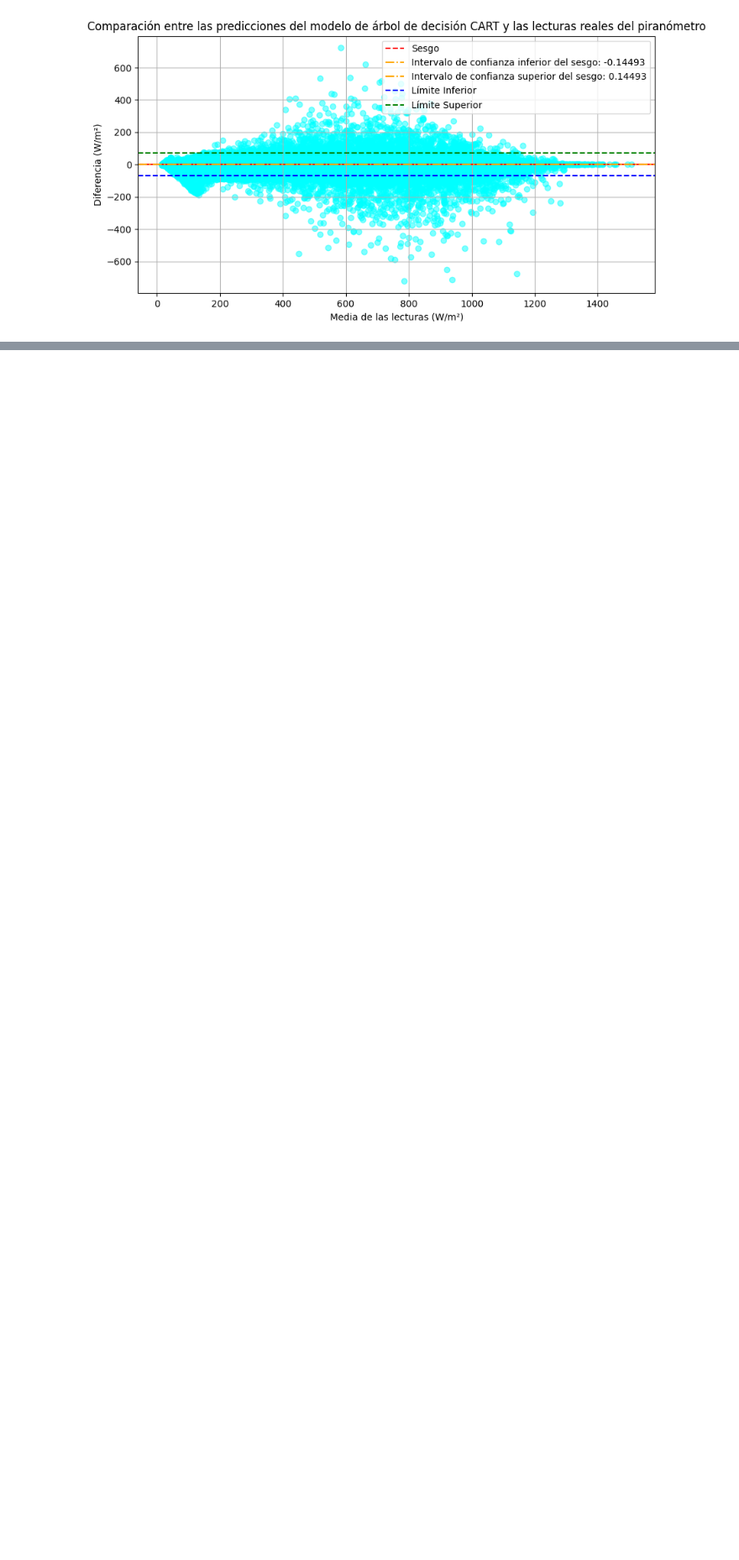
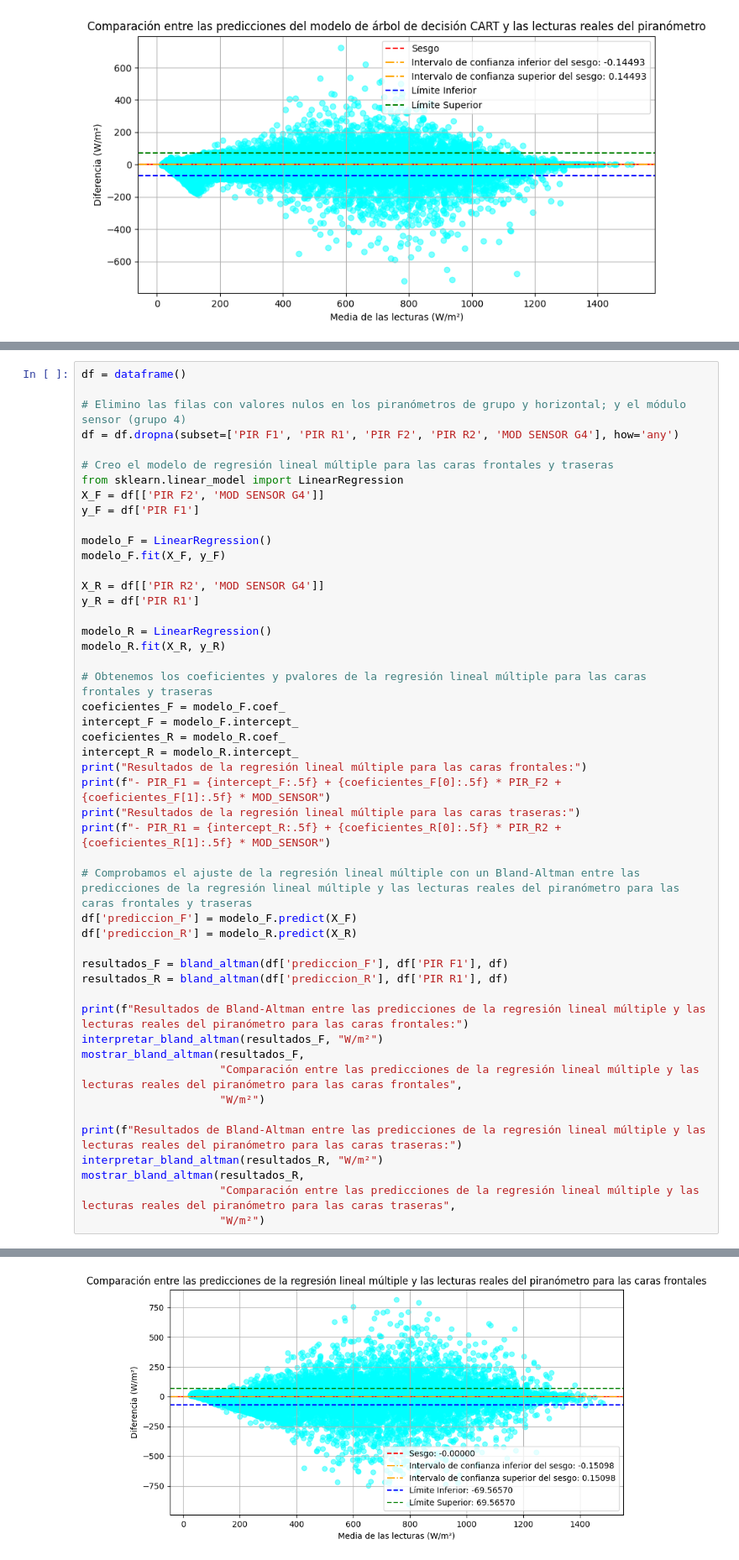
Before and after one commit to jcv00036/extracurriculares_simidat_scripts, a Jupyter notebook: cuadernos/estudio_variables.ipynb, the cells around one changed output, grey strips where cells are left out. Shown at 84% size. Cells and saved outputs as stored; diff of their text form; blank space fills up the shorter version.

```diff
--- a/cuadernos/estudio_variables.ipynb
+++ b/cuadernos/estudio_variables.ipynb
@@ -358,0 +408,49 @@ Interpretación del resultado:
+# %%
+df = dataframe()
+
+# Elimino las filas con valores nulos en los piranómetros de grupo y horizontal; y el módulo sensor (grupo 4)
+df = df.dropna(subset=['PIR F1', 'PIR R1', 'PIR F2', 'PIR R2', 'MOD SENSOR G4'], how='any')
+
+# Creo el modelo de regresión lineal múltiple para las caras frontales y traseras
+from sklearn.linear_model import LinearRegression
+X_F = df[['PIR F2', 'MOD SENSOR G4']]
+y_F = df['PIR F1']
+
+modelo_F = LinearRegression()
+modelo_F.fit(X_F, y_F)
+
+X_R = df[['PIR R2', 'MOD SENSOR G4']]
+y_R = df['PIR R1']
+
+modelo_R = LinearRegression()
+modelo_R.fit(X_R, y_R)
+
+# Obtenemos los coeficientes y pvalores de la regresión lineal múltiple para las caras frontales y traseras
+coeficientes_F = modelo_F.coef_
+intercept_F = modelo_F.intercept_
+coeficientes_R = modelo_R.coef_
+intercept_R = modelo_R.intercept_
+print("Resultados de la regresión lineal múltiple para las caras frontales:")
+print(f"- PIR_F1 = {intercept_F:.5f} + {coeficientes_F[0]:.5f} * PIR_F2 + {coeficientes_F[1]:.5f} * MOD_SENSOR")
+print("Resultados de la regresión lineal múltiple para las caras traseras:")
+print(f"- PIR_R1 = {intercept_R:.5f} + {coeficientes_R[0]:.5f} * PIR_R2 + {coeficientes_R[1]:.5f} * MOD_SENSOR")
+
+# Comprobamos el ajuste de la regresión lineal múltiple con un Bland-Altman entre las predicciones de la regresión lineal múltiple y las lecturas reales del piranómetro para las caras frontales y traseras
+df['prediccion_F'] = modelo_F.predict(X_F)
+df['prediccion_R'] = modelo_R.predict(X_R)
+
+resultados_F = bland_altman(df['prediccion_F'], df['PIR F1'], df)
+resultados_R = bland_altman(df['prediccion_R'], df['PIR R1'], df)
+
+print(f"Resultados de Bland-Altman entre las predicciones de la regresión lineal múltiple y las lecturas reales del piranómetro para las caras frontales:")
+interpretar_bland_altman(resultados_F, "W/m²")
+mostrar_bland_altman(resultados_F,
+                     "Comparación entre las predicciones de la regresión lineal múltiple y las lecturas reales del piranómetro para las caras frontales",
+                     "W/m²")
+
+print(f"Resultados de Bland-Altman entre las predicciones de la regresión lineal múltiple y las lecturas reales del piranómetro para las caras traseras:")
+interpretar_bland_altman(resultados_R, "W/m²")
+mostrar_bland_altman(resultados_R,
+                     "Comparación entre las predicciones de la regresión lineal múltiple y las lecturas reales del piranómetro para las caras traseras",
+                     "W/m²")
+# %% [output]
@@ -358,0 +468 @@ Interpretación del resultado:
+[figure, added]
```
Also changed, not shown: parts of 9 cells of this notebook, 2 other files.
